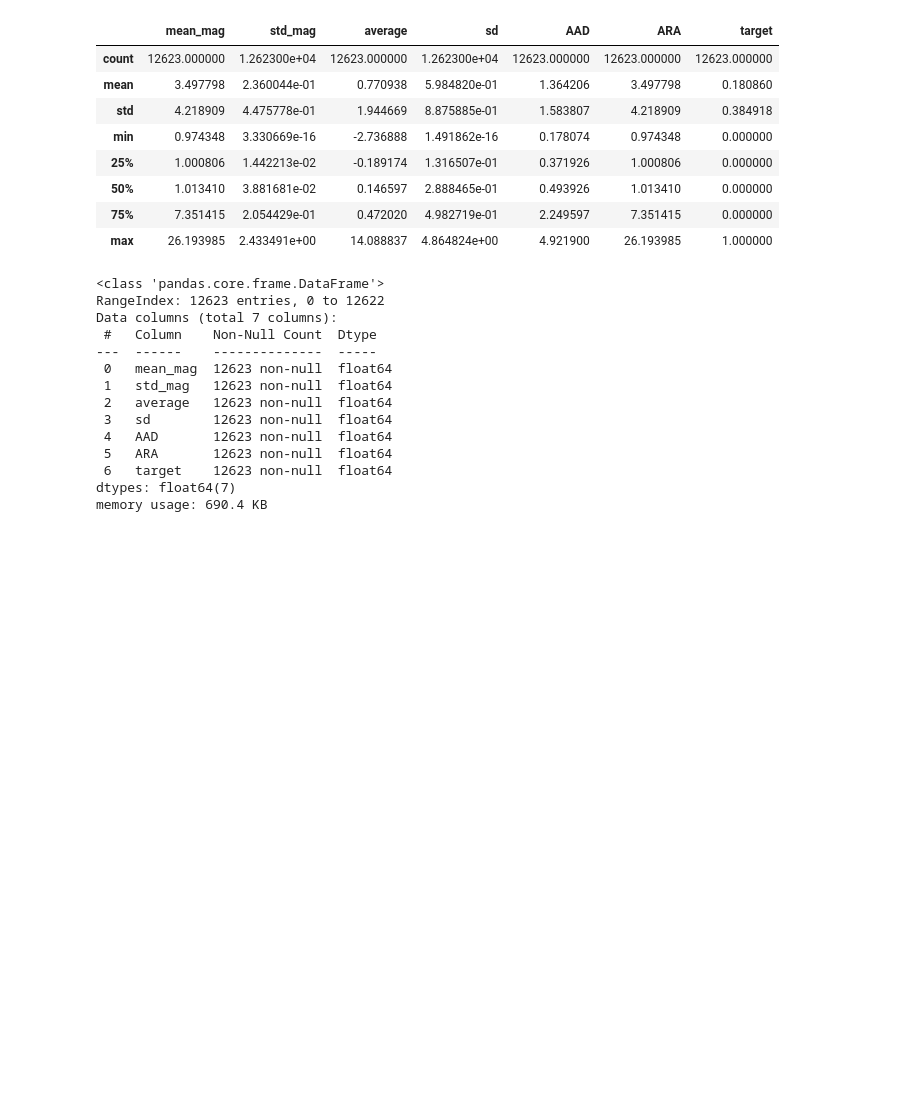
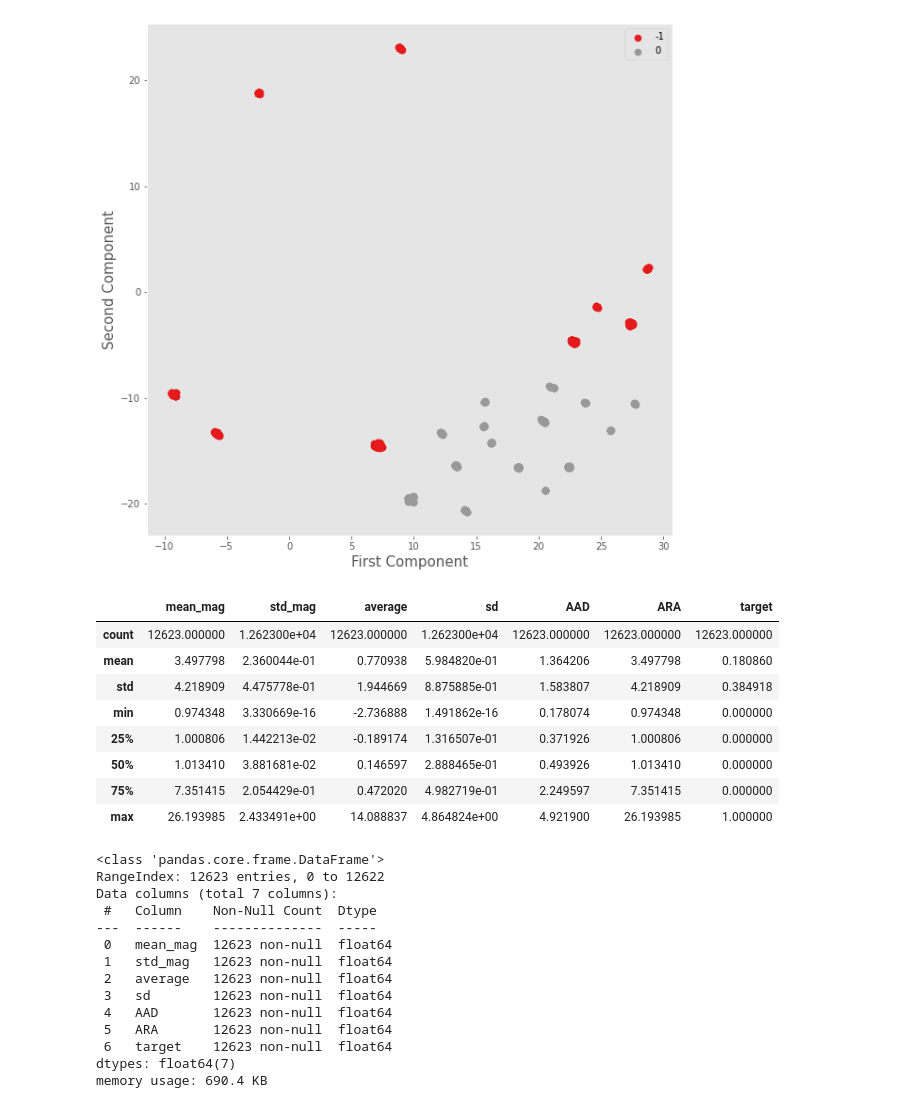
Before and after one commit to jessicasena/DA-healthy2patient, a Jupyter notebook: process_clinical_data/EDA.ipynb, the cells around one changed output. Cells and saved outputs as stored; diff of their text form; code cells hidden in the pictures; blank space fills up the shorter version.

```diff
--- a/process_clinical_data/EDA.ipynb
+++ b/process_clinical_data/EDA.ipynb
@@ -139,5 +143,52 @@ Extracting Features
+# %%
+def get_cmap(n, name='gist_rainbow'):
+    '''Returns a function that maps each index in 0, 1, ..., n-1 to a distinct
+    RGB color; the keyword argument name must be a standard mpl colormap name.'''
+    return plt.cm.get_cmap(name, n)
+
+def plot_patient(X, y):
+    n_class= len(np.unique(y))
+    embedding = umap.UMAP(
+                n_components=2,
+                random_state=42,
+               ).fit_transform(X)
+
+    principalDf = pd.DataFrame(data=embedding, columns=['First Component', 'Second Component'])
+
+    labels = hdbscan.HDBSCAN(
+        min_samples=10,
+        min_cluster_size=500,
+    ).fit_predict(embedding)
+
+    yDf = pd.DataFrame(data=np.array(labels), columns=['label'])
+    finalDf = pd.concat([principalDf, yDf], axis=1)
+
+
+    fig = plt.figure(figsize=(10, 10))
+    ax = fig.add_subplot(1, 1, 1)
+    ax.set_xlabel('First Component', fontsize=15)
+    ax.set_ylabel('Second Component', fontsize=15)
+    cmap = get_cmap(n_class, name='Set1')
+    targets = np.unique(labels)
+    colors = []
+    for i in range(n_class):
+        colors.append(cmap(i))
+
+    for target, color in zip(targets, colors):
+        indicesToKeep = finalDf['label'] == target
+        ax.scatter(finalDf.loc[indicesToKeep, 'First Component']
+                   , finalDf.loc[indicesToKeep, 'Second Component']
+                   , color=color
+                   , s=50)
+    ax.legend(targets)
+    ax.grid()
+    plt.show()
 # %%
 X_feat = np.array(X_feat)
+# %%
+plot_patient(X_feat, y_target)
+# %% [output]
+[figure, added]
 # %%
 y_target = np.array(y_target)
 # %%
```
Also changed, not shown: parts of 2 cells of this notebook, 22 other files.
